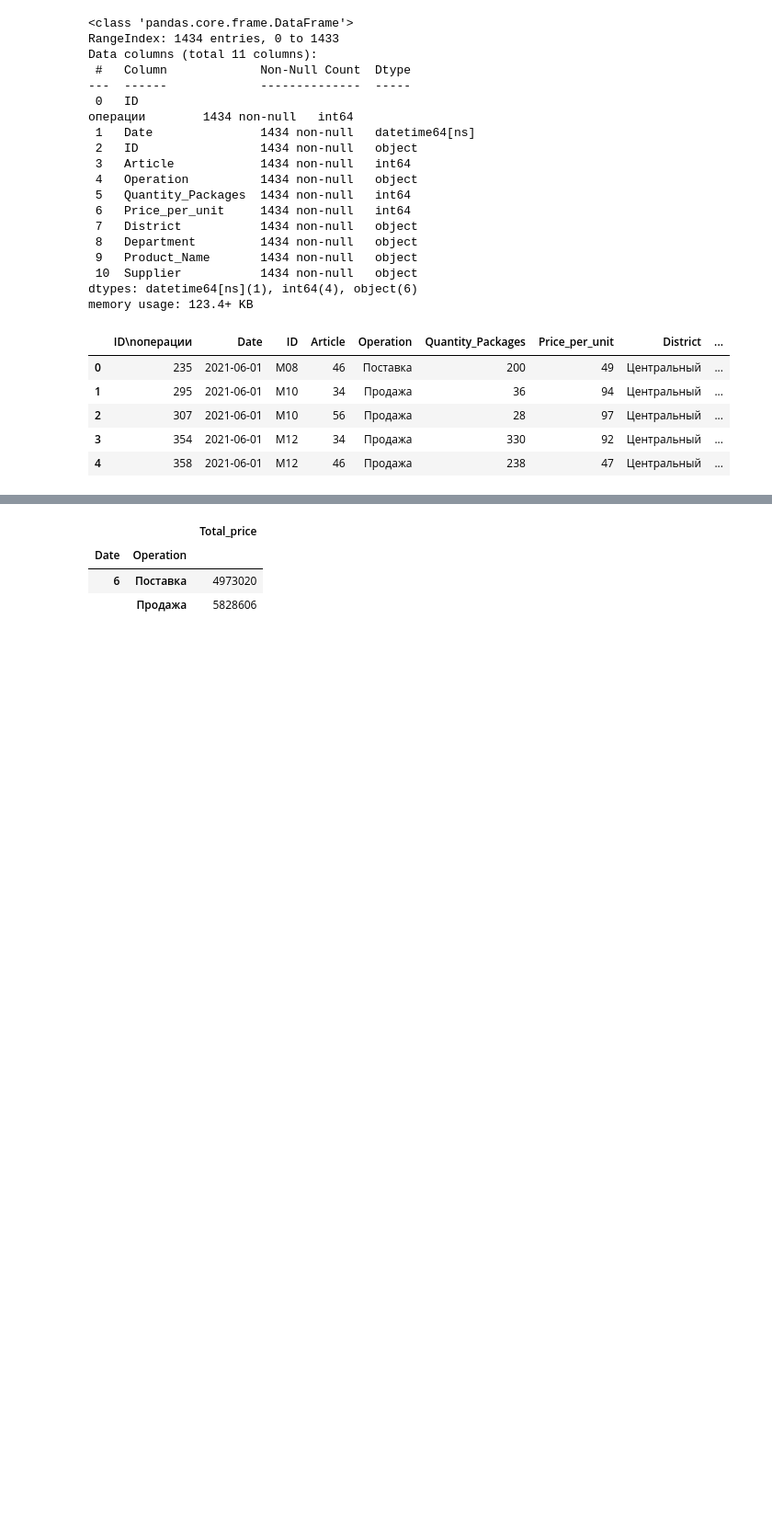
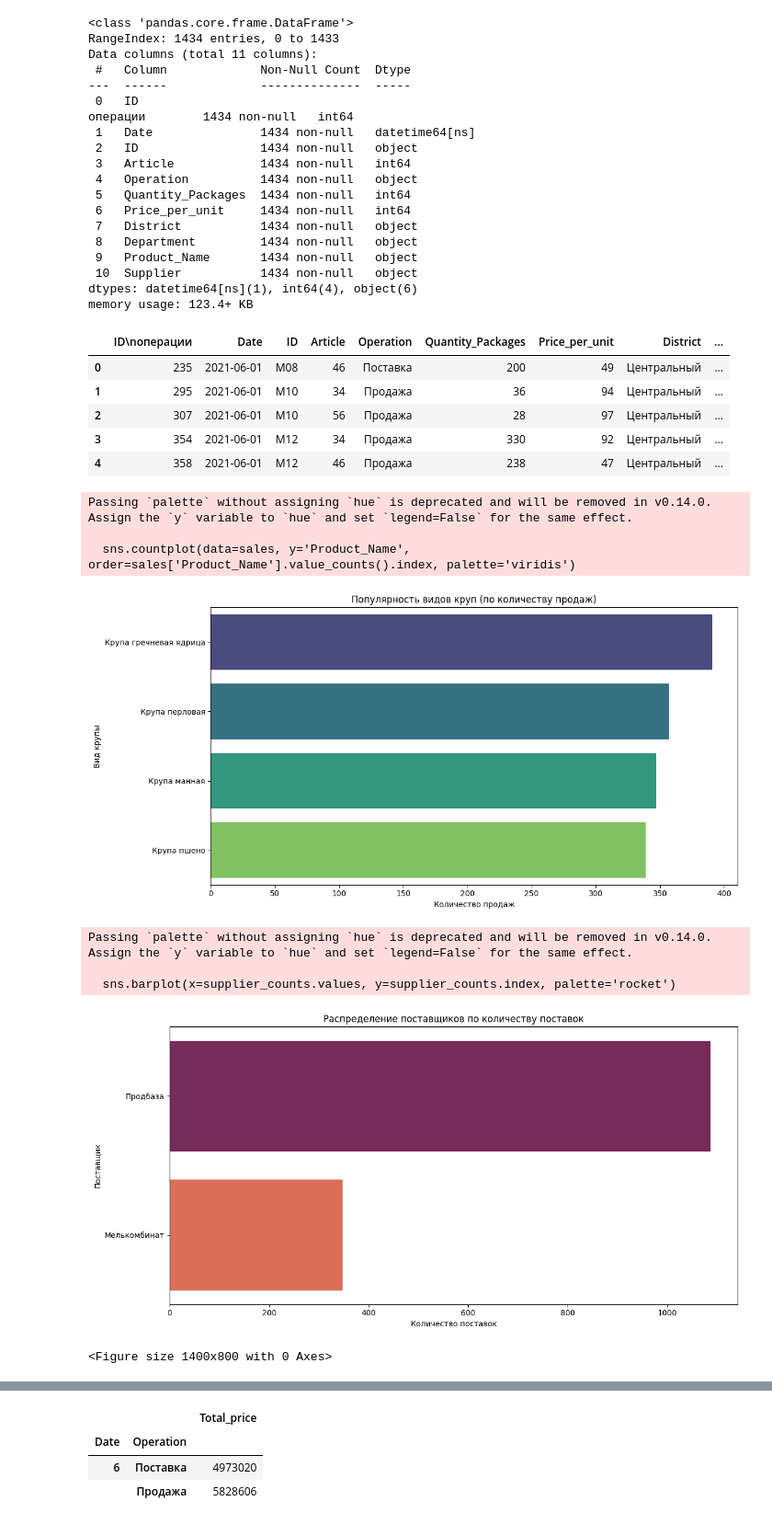
Before and after one commit to ted-d/excel_pandas, a Jupyter notebook: pandas/excel_pr.ipynb, the cells around one changed output, grey strips where cells are left out. Shown at 92% size. Saved outputs shown, nothing was run; the diff lists cells and outputs as text; code cells hidden in the pictures; blank space fills up the shorter version.

```diff
--- a/pandas/excel_pr.ipynb
+++ b/pandas/excel_pr.ipynb
@@ -90,3 +91,49 @@ sales.head()
 # %%
 #сохраним датафрейм в файл, для загрузки в базу данных , либо для аналитиков
 sales.to_csv('output.csv')
+# %%
+import matplotlib.pyplot as plt
+import seaborn as sns
+
+# 1. Диаграмма популярности круп
+plt.figure(figsize=(12, 6))
+sns.countplot(data=sales, y='Product_Name', order=sales['Product_Name'].value_counts().index, palette='viridis')
+
+plt.title('Популярность видов круп (по количеству продаж)')
+plt.xlabel('Количество продаж')
+plt.ylabel('Вид крупы')
+plt.tight_layout()
+plt.show()
+
+# 2. Диаграмма поставщиков
+plt.figure(figsize=(12, 6))
+supplier_counts = sales['Supplier'].value_counts()
+sns.barplot(x=supplier_counts.values, y=supplier_counts.index, palette='rocket')
+
+plt.title('Распределение поставщиков по количеству поставок')
+plt.xlabel('Количество поставок')
+plt.ylabel('Поставщик')
+plt.tight_layout()
+plt.show()
+
+# 3. Комбинированная диаграмма (крупы по поставщикам)
+plt.figure(figsize=(14, 8))
+cross_tab = pd.crosstab(sales['Product_Name'], sales['Supplier'])
+cross_tab.plot(kind='barh', stacked=True, colormap='Paired')
+
+plt.title('Распределение круп по поставщикам')
+plt.xlabel('Количество операций')
+plt.ylabel('Вид крупы')
+plt.legend(title='Поставщик', bbox_to_anchor=(1.05, 1))
+plt.tight_layout()
+plt.show()
+# %% [output]
+Passing `palette` without assigning `hue` is deprecated and will be removed in v0.14.0. Assign the `y` variable to `hue` and set `legend=False` for the same effect.
+
+  sns.countplot(data=sales, y='Product_Name', order=sales['Product_Name'].value_counts().index, palette='viridis')
+[figure, added]
+Passing `palette` without assigning `hue` is deprecated and will be removed in v0.14.0. Assign the `y` variable to `hue` and set `legend=False` for the same effect.
+
+  sns.barplot(x=supplier_counts.values, y=supplier_counts.index, palette='rocket')
+[figure, added]
+<Figure size 1400x800 with 0 Axes>
```
Also changed, not shown: parts of 3 cells of this notebook.
